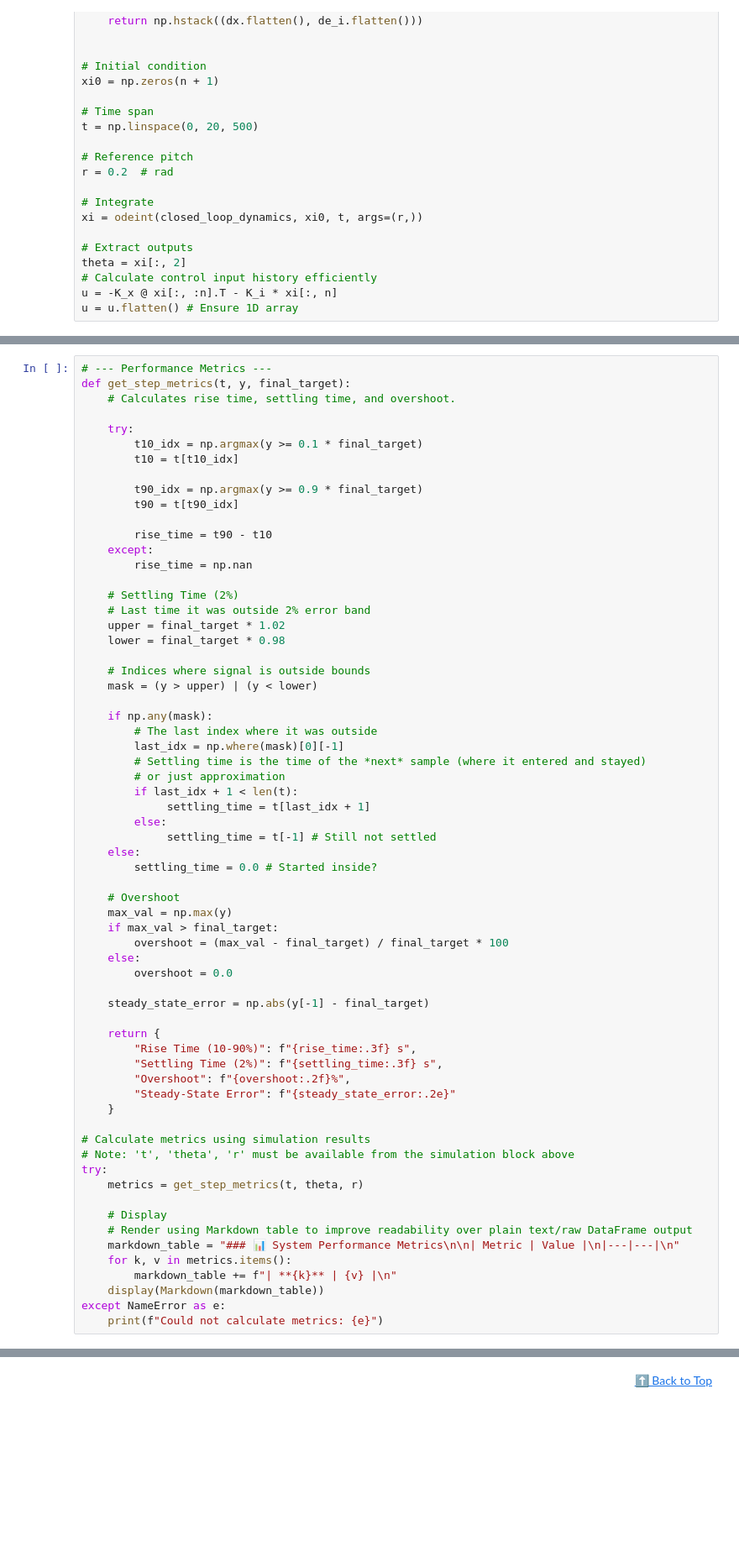
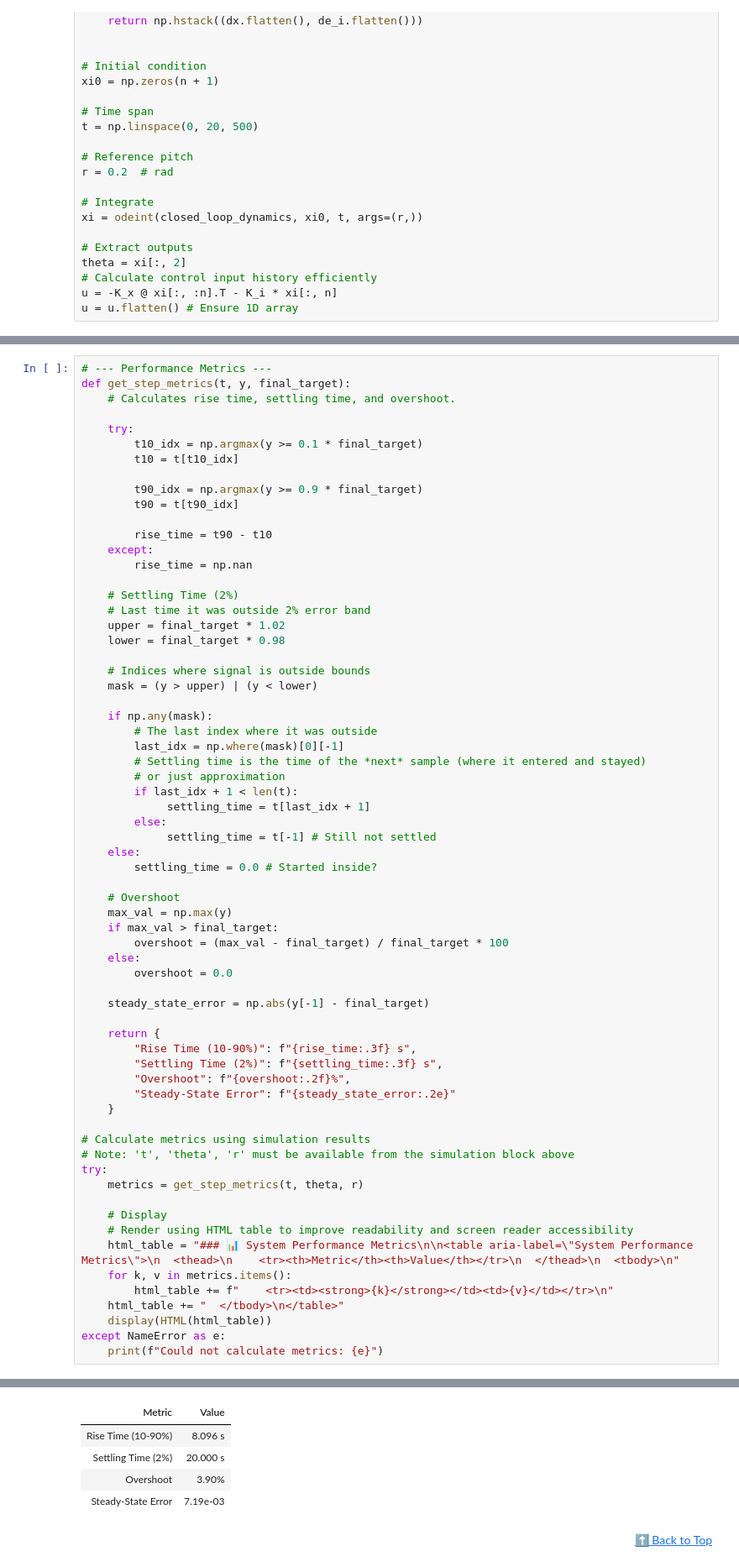
Before and after one commit to dhruvhaldar/Realistic-aerospace-optimization-problems, a Jupyter notebook: b747_pitch_tracking.ipynb, the cells around one changed output, grey strips where cells are left out. Shown at 84% size. Saved outputs shown, nothing was run; the diff lists cells and outputs as text; blank space fills up the shorter version.

Commit message:
style: add aria-label to html table for accessibility
Co-authored-by: dhruvhaldar <29486085+dhruvhaldar@users.noreply.github.com>

```diff
--- a/b747_pitch_tracking.ipynb
+++ b/b747_pitch_tracking.ipynb
@@ -262,11 +262,12 @@ try:
     metrics = get_step_metrics(t, theta, r)
 
     # Display
-    # Render using Markdown table to improve readability over plain text/raw DataFrame output
-    markdown_table = "### 📊 System Performance Metrics\n\n| Metric | Value |\n|---|---|\n"
+    # Render using HTML table to improve readability and screen reader accessibility
+    html_table = "### 📊 System Performance Metrics\n\n<table aria-label=\"System Performance Metrics\">\n  <thead>\n    <tr><th>Metric</th><th>Value</th></tr>\n  </thead>\n  <tbody>\n"
     for k, v in metrics.items():
-        markdown_table += f"| **{k}** | {v} |\n"
-    display(Markdown(markdown_table))
+        html_table += f"    <tr><td><strong>{k}</strong></td><td>{v}</td></tr>\n"
+    html_table += "  </tbody>\n</table>"
+    display(HTML(html_table))
 except NameError as e:
     print(f"Could not calculate metrics: {e}")
 # %% [output]
@@ -281,3 +275,8 @@ except NameError as e:
+| Metric | Value |
+| Rise Time (10-90%) | 8.096 s |
+| Settling Time (2%) | 20.000 s |
+| Overshoot | 3.90% |
+| Steady-State Error | 7.19e-03 |
 # %% [markdown]
 <div align="right"><a href="#table-of-contents">⬆️ Back to Top</a></div>
 # %% [markdown]
```
Also changed, not shown: parts of 2 cells of this notebook, 3 other files.
